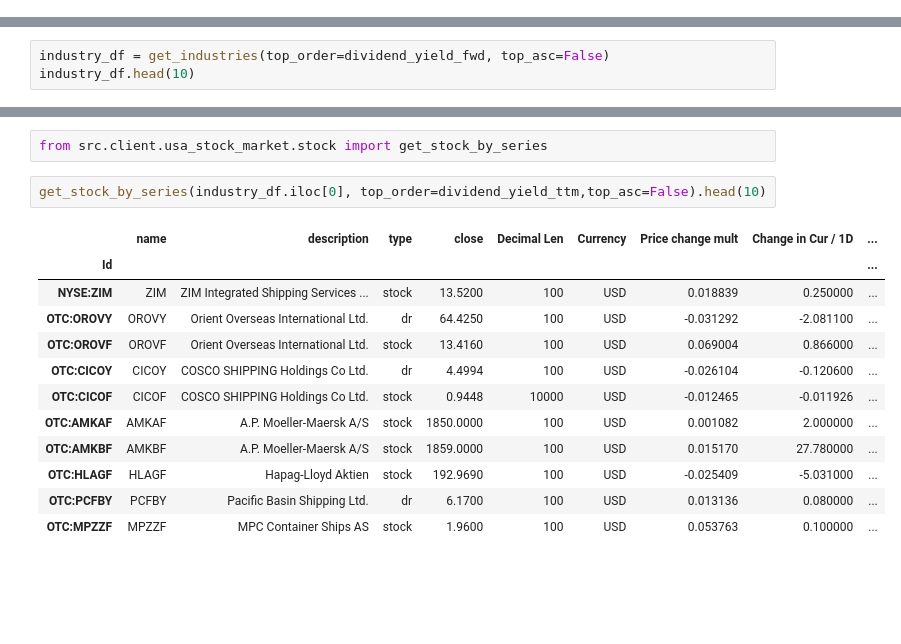
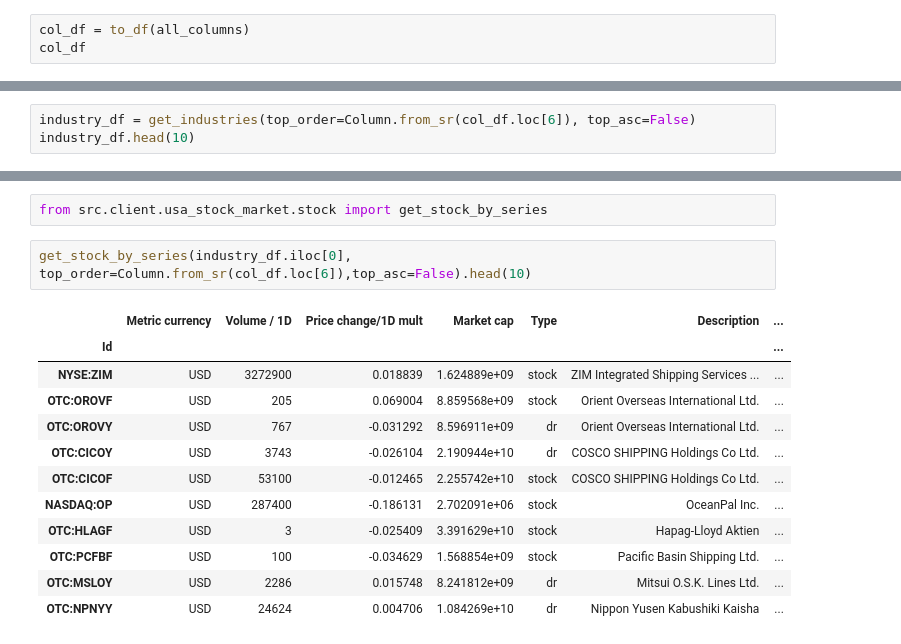
Before and after one commit to NNTrade/Tradingview.com-client, a Jupyter notebook: notebook/client_preview.ipynb, the cells around one changed output, grey strips where cells are left out. Drawn from its saved outputs; the diff is of its cells as text; blank space fills up the shorter version.

```diff
--- a/notebook/client_preview.ipynb
+++ b/notebook/client_preview.ipynb
@@ -4,0 +7,3 @@ from src.client.usa_stock_market.columns.column_list import dividend_yield_ttm,d
+# %%
+col_df = to_df(all_columns)
+col_df
@@ -31,4 +54,4 @@ sector_df
 # %%
-industry_df = get_industries(top_order=dividend_yield_fwd, top_asc=False)
+industry_df = get_industries(top_order=Column.from_sr(col_df.loc[6]), top_asc=False)
 industry_df.head(10)
 # %% [output]
@@ -49,17 +72,17 @@ industry_df.head(10)
 # %%
 from src.client.usa_stock_market.stock import get_stock_by_series
 # %%
-get_stock_by_series(industry_df.iloc[0], top_order=dividend_yield_ttm,top_asc=False).head(10)
+get_stock_by_series(industry_df.iloc[0], top_order=Column.from_sr(col_df.loc[6]),top_asc=False).head(10)
 # %% [output]
-|  | name | description | type | close | Decimal Len | Currency | Price change mult | Change in Cur / 1D | ... |
-| Id |  |  |  |  |  |  |  |  | ... |
-| NYSE:ZIM | ZIM | ZIM Integrated Shipping Services ... | stock | 13.5200 | 100 | USD | 0.018839 | 0.250000 | ... |
-| OTC:OROVY | OROVY | Orient Overseas International Ltd. | dr | 64.4250 | 100 | USD | -0.031292 | -2.081100 | ... |
-| OTC:OROVF | OROVF | Orient Overseas International Ltd. | stock | 13.4160 | 100 | USD | 0.069004 | 0.866000 | ... |
-| OTC:CICOY | CICOY | COSCO SHIPPING Holdings Co Ltd. | dr | 4.4994 | 100 | USD | -0.026104 | -0.120600 | ... |
-| OTC:CICOF | CICOF | COSCO SHIPPING Holdings Co Ltd. | stock | 0.9448 | 10000 | USD | -0.012465 | -0.011926 | ... |
-| OTC:AMKAF | AMKAF | A.P. Moeller-Maersk A/S | stock | 1850.0000 | 100 | USD | 0.001082 | 2.000000 | ... |
-| OTC:AMKBF | AMKBF | A.P. Moeller-Maersk A/S | stock | 1859.0000 | 100 | USD | 0.015170 | 27.780000 | ... |
-| OTC:HLAGF | HLAGF | Hapag-Lloyd Aktien | stock | 192.9690 | 100 | USD | -0.025409 | -5.031000 | ... |
-| OTC:PCFBY | PCFBY | Pacific Basin Shipping Ltd. | dr | 6.1700 | 100 | USD | 0.013136 | 0.080000 | ... |
-| OTC:MPZZF | MPZZF | MPC Container Ships AS | stock | 1.9600 | 100 | USD | 0.053763 | 0.100000 | ... |
+|  | Metric currency | Volume / 1D | Price change/1D mult | Market cap | Type | Description | ... |
+| Id |  |  |  |  |  |  | ... |
+| NYSE:ZIM | USD | 3272900 | 0.018839 | 1.624889e+09 | stock | ZIM Integrated Shipping Services ... | ... |
+| OTC:OROVF | USD | 205 | 0.069004 | 8.859568e+09 | stock | Orient Overseas International Ltd. | ... |
+| OTC:OROVY | USD | 767 | -0.031292 | 8.596911e+09 | dr | Orient Overseas International Ltd. | ... |
+| OTC:CICOY | USD | 3743 | -0.026104 | 2.190944e+10 | dr | COSCO SHIPPING Holdings Co Ltd. | ... |
+| OTC:CICOF | USD | 53100 | -0.012465 | 2.255742e+10 | stock | COSCO SHIPPING Holdings Co Ltd. | ... |
+| NASDAQ:OP | USD | 287400 | -0.186131 | 2.702091e+06 | stock | OceanPal Inc. | ... |
+| OTC:HLAGF | USD | 3 | -0.025409 | 3.391629e+10 | stock | Hapag-Lloyd Aktien | ... |
+| OTC:PCFBF | USD | 100 | -0.034629 | 1.568854e+09 | stock | Pacific Basin Shipping Ltd. | ... |
+| OTC:MSLOY | USD | 2286 | 0.015748 | 8.241812e+09 | dr | Mitsui O.S.K. Lines Ltd. | ... |
+| OTC:NPNYY | USD | 24624 | 0.004706 | 1.084269e+10 | dr | Nippon Yusen Kabushiki Kaisha | ... |
```
Also changed, not shown: parts of 6 cells of this notebook, 16 other files.
